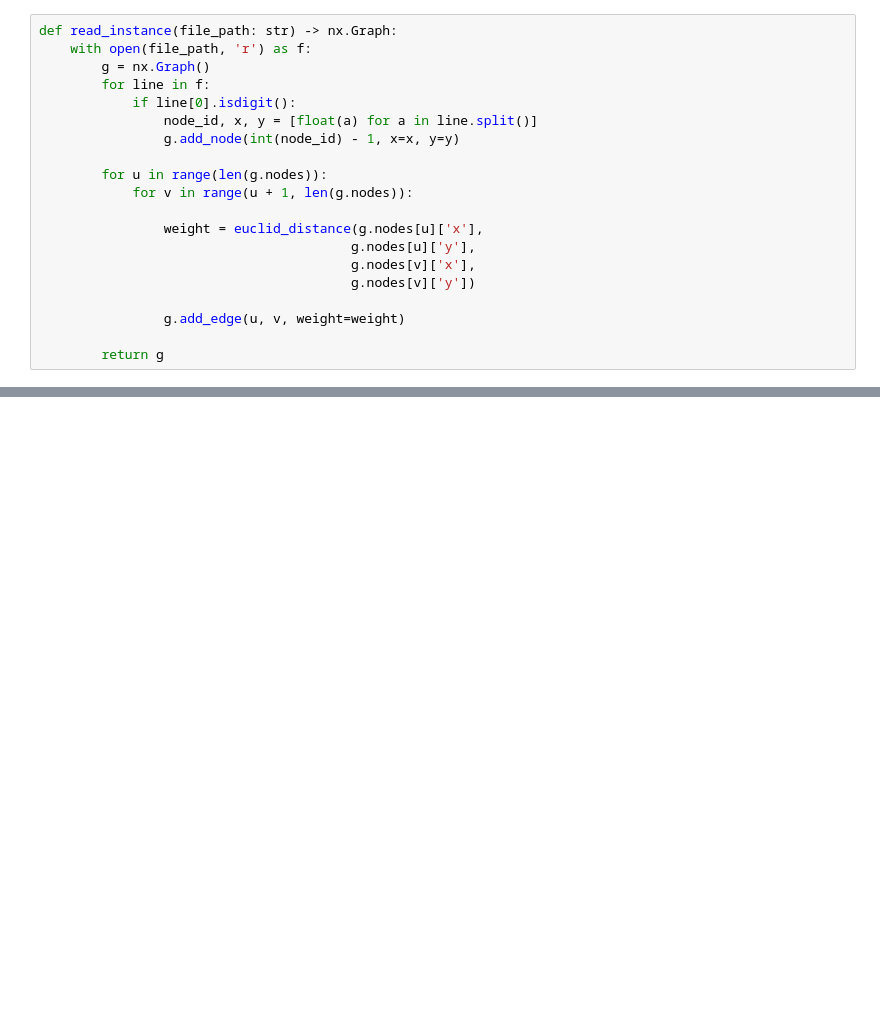
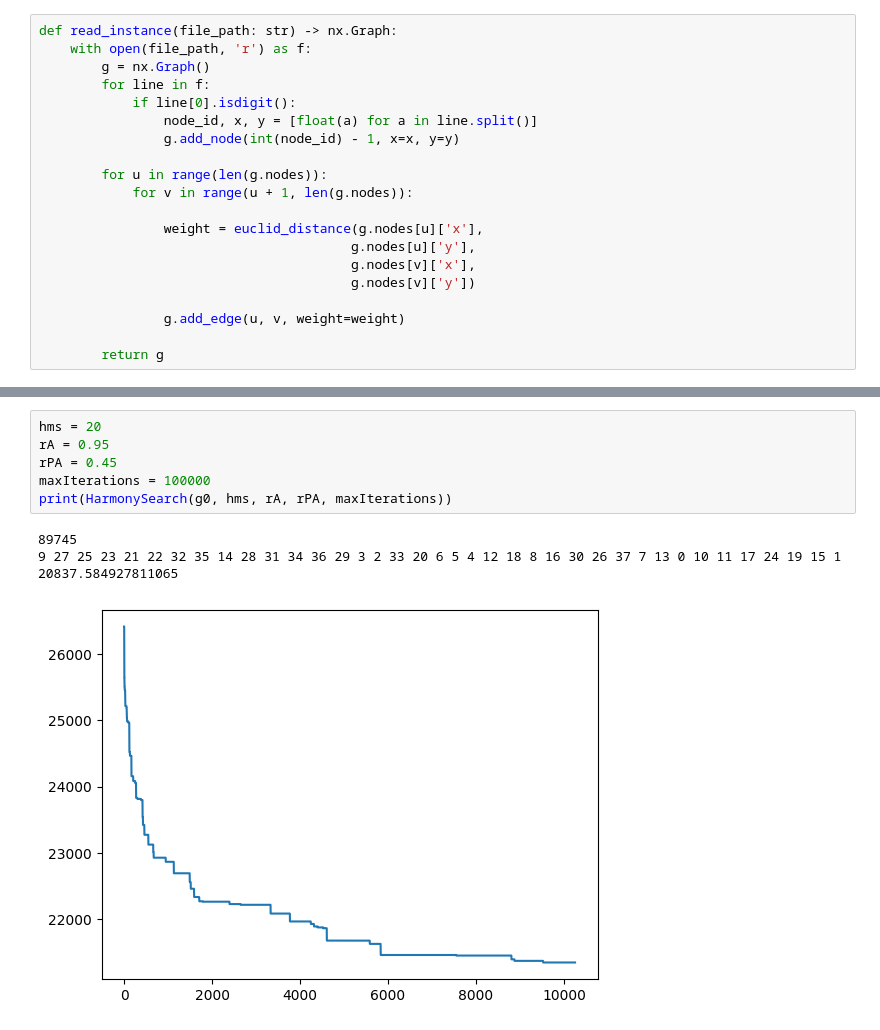
Before and after one commit to acvetkovic/Harmony, a Jupyter notebook: HarmonySearch.ipynb, the cells around one changed output, grey strips where cells are left out. Cells and saved outputs as stored; diff of their text form; blank space fills up the shorter version.

```diff
--- a/HarmonySearch.ipynb
+++ b/HarmonySearch.ipynb
@@ -149,0 +195,10 @@ def improvise(harmony : list) -> list:
+# %%
+hms = 20
+rA = 0.95
+rPA = 0.45
+maxIterations = 100000
+print(HarmonySearch(g0, hms, rA, rPA, maxIterations))
+# %% [output]
+89745
+9 27 25 23 21 22 32 35 14 28 31 34 36 29 3 2 33 20 6 5 4 12 18 8 16 30 26 37 7 13 0 10 11 17 24 19 15 1 20837.584927811065
+[figure, added]
```
Also changed, not shown: parts of 13 cells of this notebook, 1 other file.
